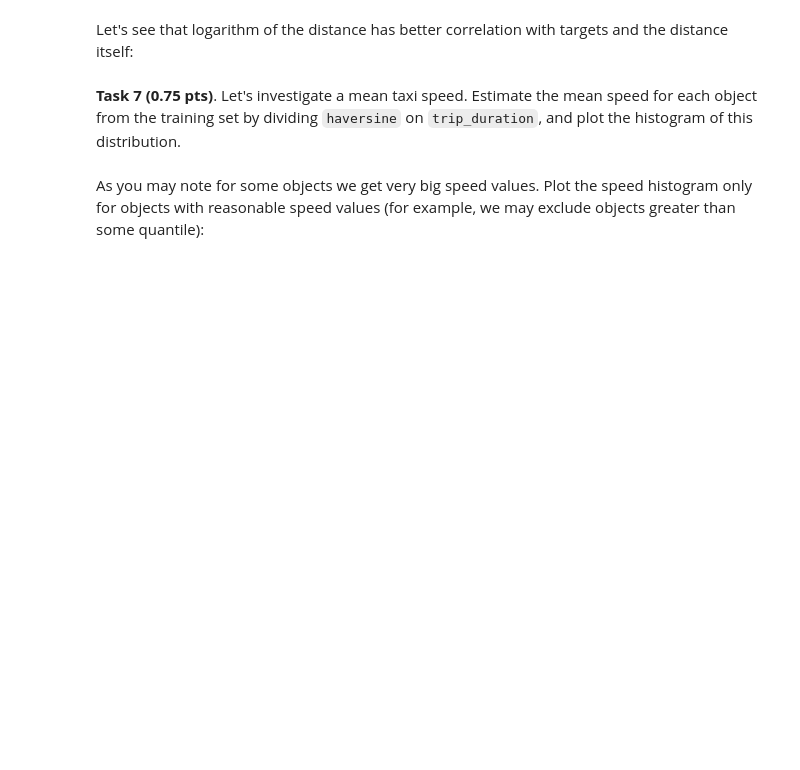
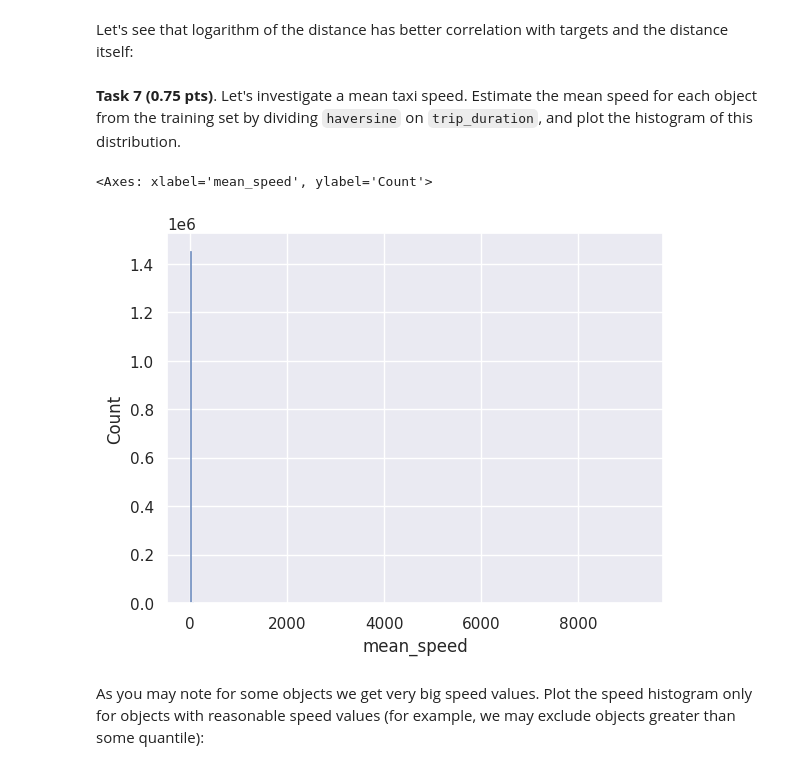
Before and after one commit to redonjashari/Machine-Learning, a Jupyter notebook: prac2-linregr.ipynb, the cells around one changed output. Saved outputs shown, nothing was run; the diff lists cells and outputs as text; code cells hidden in the pictures; blank space fills up the shorter version.

```diff
--- a/prac2-linregr.ipynb
+++ b/prac2-linregr.ipynb
@@ -415,7 +417,7 @@ show_circles_on_map(train_df.sample(1000), "dropoff_latitude", "dropoff_longitud
 #Your code here
 import numpy as np
 
-def haversine_distance(lat1, lon1, lat2, lon2):
+def haversine(lat1, lon1, lat2, lon2):
     R = 6371  # Earth radius in kilometers
 
     # Convert degrees to radians
@@ -434,7 +436,7 @@ def haversine_distance(lat1, lon1, lat2, lon2):
 
     return R * c
 
-train_df["haversine"] = haversine_distance(
+train_df["haversine"] = haversine(
     train_df["pickup_latitude"],
     train_df["pickup_longitude"],
     train_df["dropoff_latitude"],
@@ -464,3 +448,5 @@ train_df["haversine"] = haversine_distance(
 We are predicting logarithm of trip duration and want a linear dependence between features and target variable (because we fit linear predictors). Hence we need to take a logarithm for the covered distance: $\log t = \log s - \log{v_{\text{mean}}}$. Add logarithm of the feature `haversine` to a separate column `log_haversine`:
 # %%
 #Your code here
+train_df["log_haversine"] = np.log1p(train_df["haversine"])
+print(train_df.head())
@@ -476,3 +478,10 @@ assert your_df['log_haversine'].corr(your_df['log_trip_duration']) > your_df['ha
+# %%
+#Your code here
+train_df["mean_speed"] = train_df["haversine"] / train_df["trip_duration"] * 3600
+sns.histplot(train_df["mean_speed"], bins=200)
+# %% [output]
+<Axes: xlabel='mean_speed', ylabel='Count'>
+[figure, added]
 # %% [markdown]
 As you may note for some objects we get very big speed values. Plot the speed histogram only for objects with reasonable speed values (for example, we may exclude objects greater than some quantile):
 # %%
```
Also changed, not shown: parts of 33 cells of this notebook.
